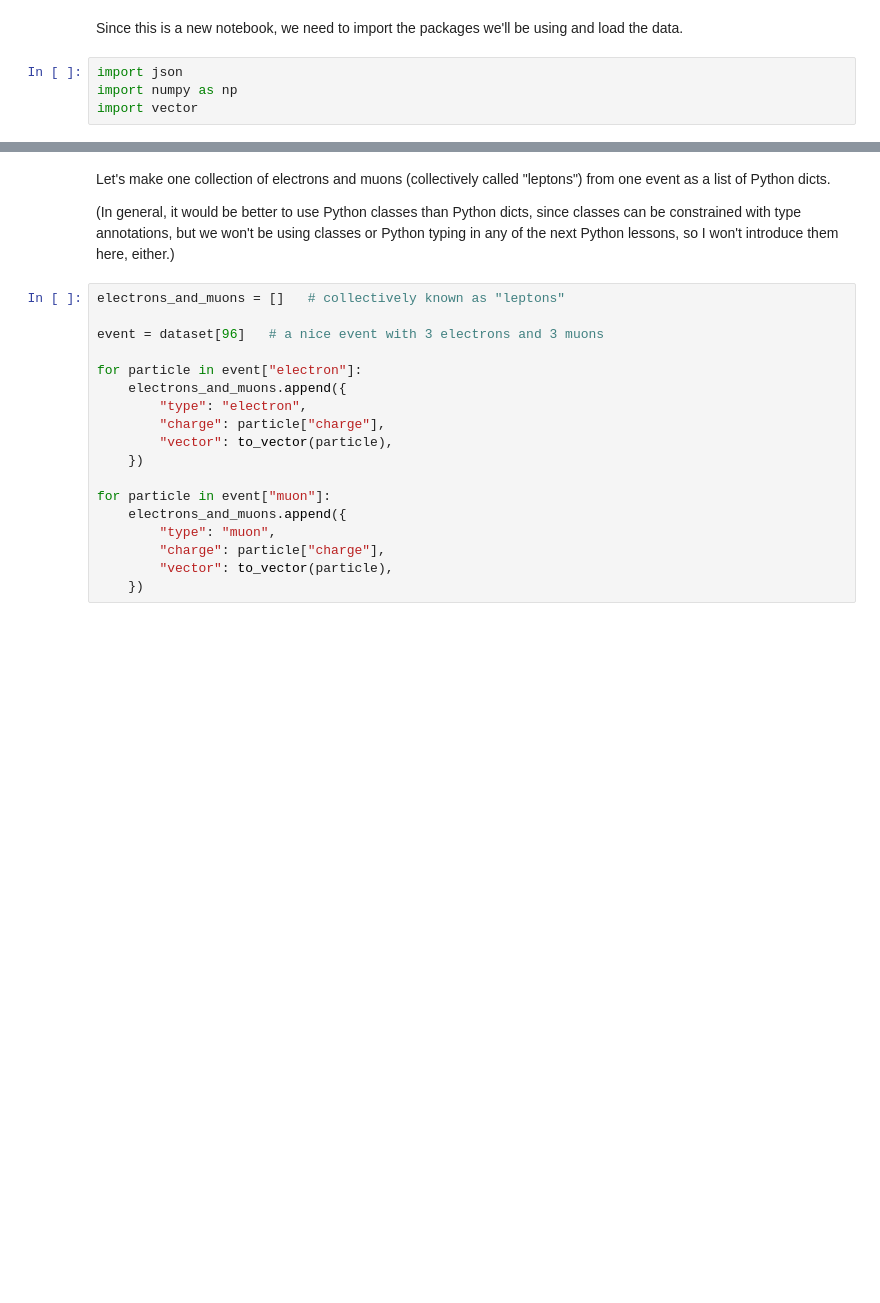
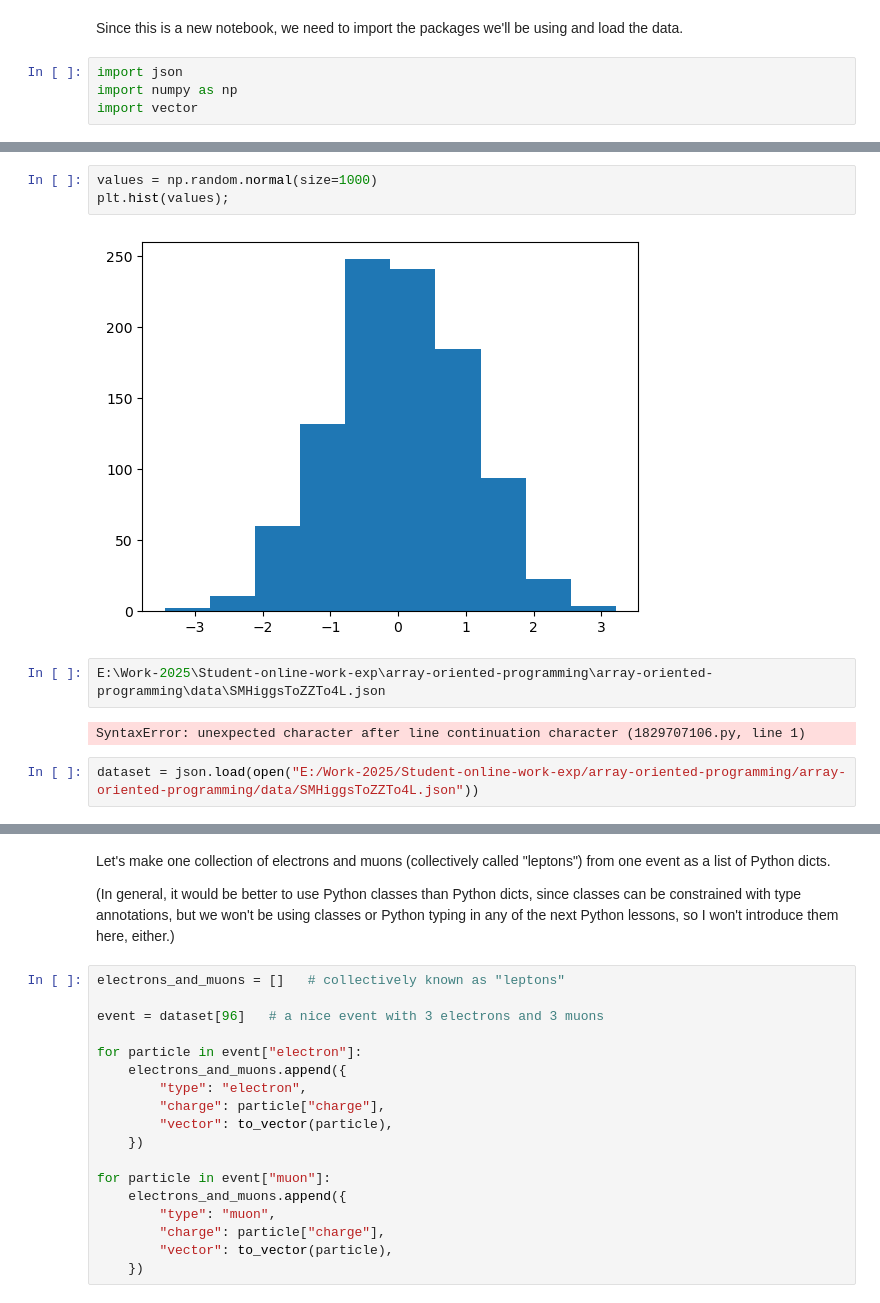
Before and after one commit to brij01/Python_course, a Jupyter notebook: notebooks/lesson-1-project.ipynb, the cells around one changed output, grey strips where cells are left out. Saved outputs shown, nothing was run; the diff lists cells and outputs as text; blank space fills up the shorter version.

```diff
--- a/notebooks/lesson-1-project.ipynb
+++ b/notebooks/lesson-1-project.ipynb
@@ -58,0 +71,11 @@ import vector
+# %%
+values = np.random.normal(size=1000)
+plt.hist(values);
+# %% [output]
+[figure, added]
+# %%
+E:\Work-2025\Student-online-work-exp\array-oriented-programming\array-oriented-programming\data\SMHiggsToZZTo4L.json
+# %% [output]
+SyntaxError: unexpected character after line continuation character (1829707106.py, line 1)
+# %%
+dataset = json.load(open("E:/Work-2025/Student-online-work-exp/array-oriented-programming/array-oriented-programming/data/SMHiggsToZZTo4L.json"))
```
Also changed, not shown: parts of 5 cells of this notebook, 2 other files.
